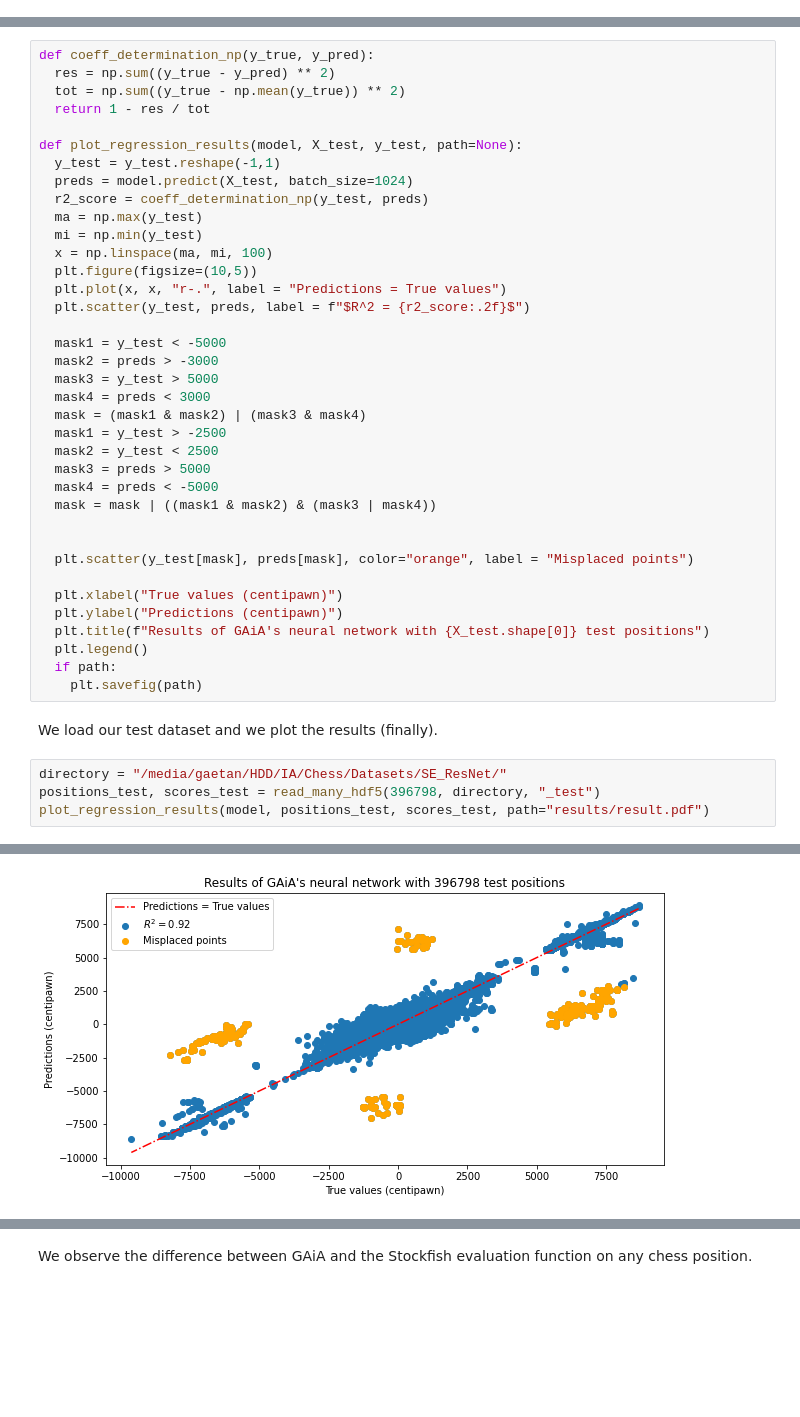
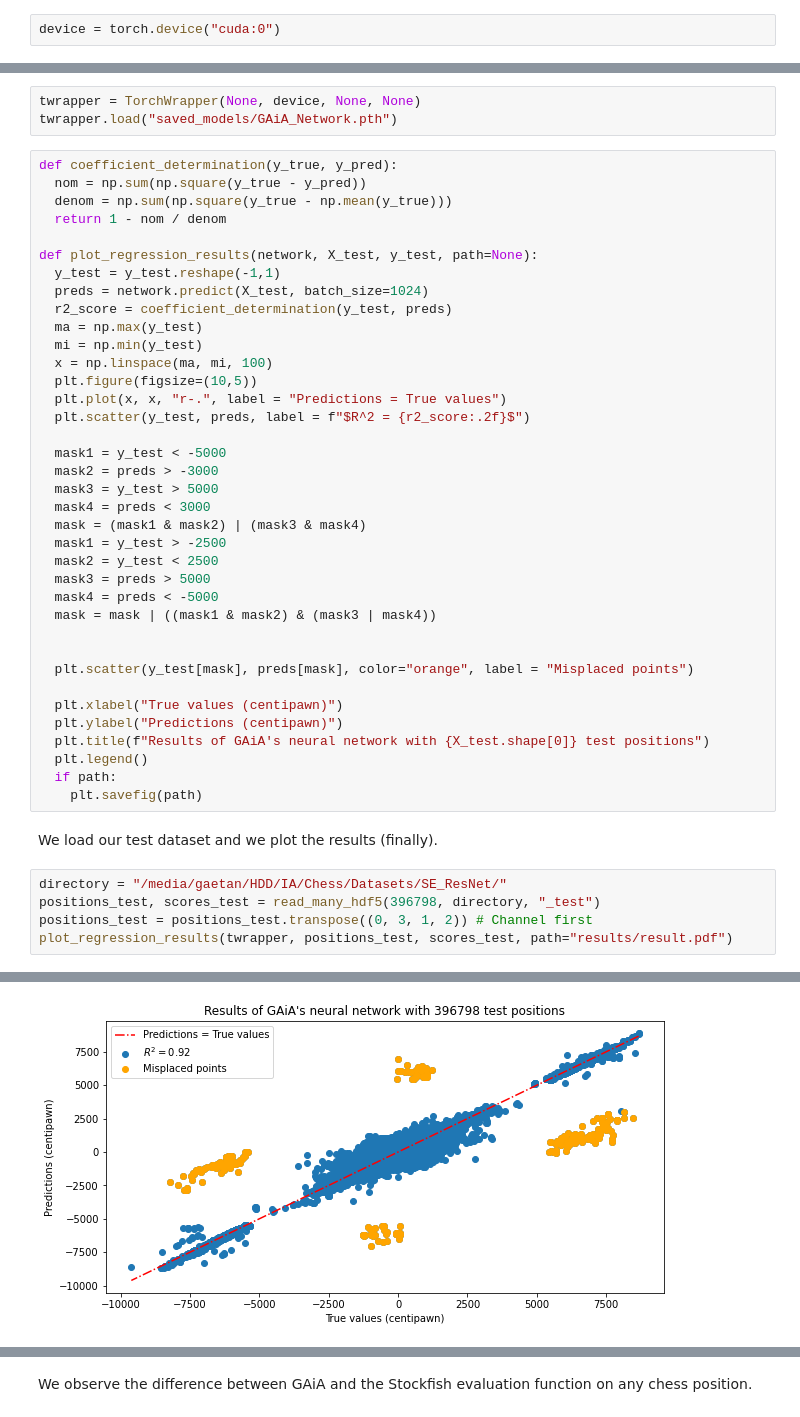
Before and after one commit to gaetanserre/GAiA, a Jupyter notebook: SE-ResNet/results.ipynb, the cells around one changed output, grey strips where cells are left out. Saved outputs shown, nothing was run; the diff lists cells and outputs as text; blank space fills up the shorter version.

```diff
--- a/SE-ResNet/results.ipynb
+++ b/SE-ResNet/results.ipynb
@@ -16 +16,3 @@ if platform.system() == "Darwin":
+# %%
+device = torch.device("cuda:0")
 # %% [markdown]
@@ -20,13 +20,16 @@ model = tf.keras.models.load_model("model/GAiA_Network.h5", custom_objects={"coe
+# %%
+twrapper = TorchWrapper(None, device, None, None)
+twrapper.load("saved_models/GAiA_Network.pth")
 # %%
-def coeff_determination_np(y_true, y_pred):
-  res = np.sum((y_true - y_pred) ** 2)
-  tot = np.sum((y_true - np.mean(y_true)) ** 2)
-  return 1 - res / tot
+def coefficient_determination(y_true, y_pred):
+  nom = np.sum(np.square(y_true - y_pred))
+  denom = np.sum(np.square(y_true - np.mean(y_true)))
+  return 1 - nom / denom
 
-def plot_regression_results(model, X_test, y_test, path=None):
+def plot_regression_results(network, X_test, y_test, path=None):
   y_test = y_test.reshape(-1,1)
-  preds = model.predict(X_test, batch_size=1024)
-  r2_score = coeff_determination_np(y_test, preds)
+  preds = network.predict(X_test, batch_size=1024)
+  r2_score = coefficient_determination(y_test, preds)
   ma = np.max(y_test)
   mi = np.min(y_test)
   x = np.linspace(ma, mi, 100)
@@ -59,5 +62,6 @@ We load our test dataset and we plot the results (finally).
 # %%
 directory = "/media/gaetan/HDD/IA/Chess/Datasets/SE_ResNet/"
 positions_test, scores_test = read_many_hdf5(396798, directory, "_test")
-plot_regression_results(model, positions_test, scores_test, path="results/result.pdf")
+positions_test = positions_test.transpose((0, 3, 1, 2)) # Channel first
+plot_regression_results(twrapper, positions_test, scores_test, path="results/result.pdf")
 # %% [output]
@@ -65,2 +68,2 @@ plot_regression_results(model, positions_test, scores_test, path="results/result
-[figure, old version]
+[figure, new version]
 # %%
```
Also changed, not shown: parts of 9 cells of this notebook, 39 other files.
